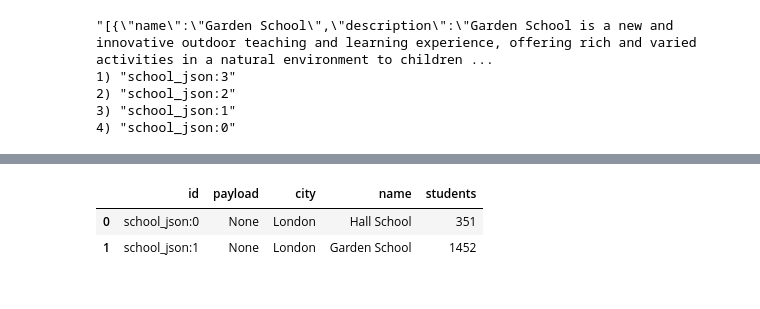
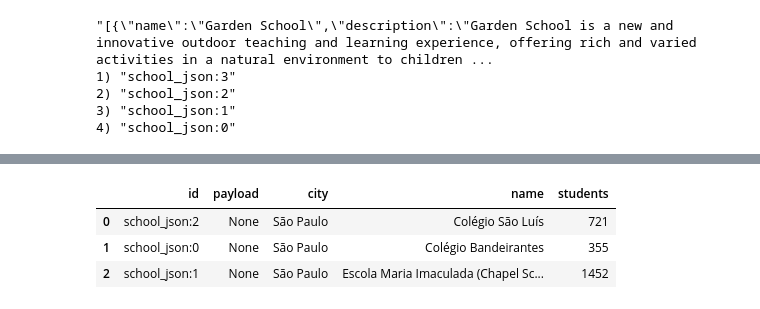
Before and after one commit to gacerioni/Best-README-Template, a Jupyter notebook: 01-RedisJSON_Search/01-RedisJSON_Search.ipynb, the cells around one changed output, grey strips where cells are left out. Saved outputs shown, nothing was run; the diff lists cells and outputs as text; code cells hidden in the pictures.

```diff
--- a/01-RedisJSON_Search/01-RedisJSON_Search.ipynb
+++ b/01-RedisJSON_Search/01-RedisJSON_Search.ipynb
@@ -189,14 +215,18 @@ res_df
 # %%
-#Multi-field query
-query=Query('@city:{London} @students:[0, 10000]') \
+# Busca Multi-Field, um pouquinho mais complexa
+# Notem o uso de {} para exact match de tags
+# Notem tambem que estamos vendo que o Redis eh binary-safe...
+# A Cidade, sendo uma tag, casa certinho, considerando o 'ã' de São Paulo
+query=Query('@city:{São Paulo} @students:[0, 10000]') \
    .return_field("$.address.city", as_field="city") \
    .return_field("$.name", as_field="name") \
    .return_field("$.students", as_field="students")
 res=r.ft("idx:schools_json").search(query)
 #print(res)
 res_df = pd.DataFrame([t.__dict__ for t in res.docs ])
 res_df
 # %% [output]
 |  | id | payload | city | name | students |
-| 0 | school_json:0 | None | London | Hall School | 351 |
-| 1 | school_json:1 | None | London | Garden School | 1452 |
+| 0 | school_json:2 | None | São Paulo | Colégio São Luís | 721 |
+| 1 | school_json:0 | None | São Paulo | Colégio Bandeirantes | 355 |
+| 2 | school_json:1 | None | São Paulo | Escola Maria Imaculada (Chapel Sc... | 1452 |
```
Also changed, not shown: parts of 14 cells of this notebook.
